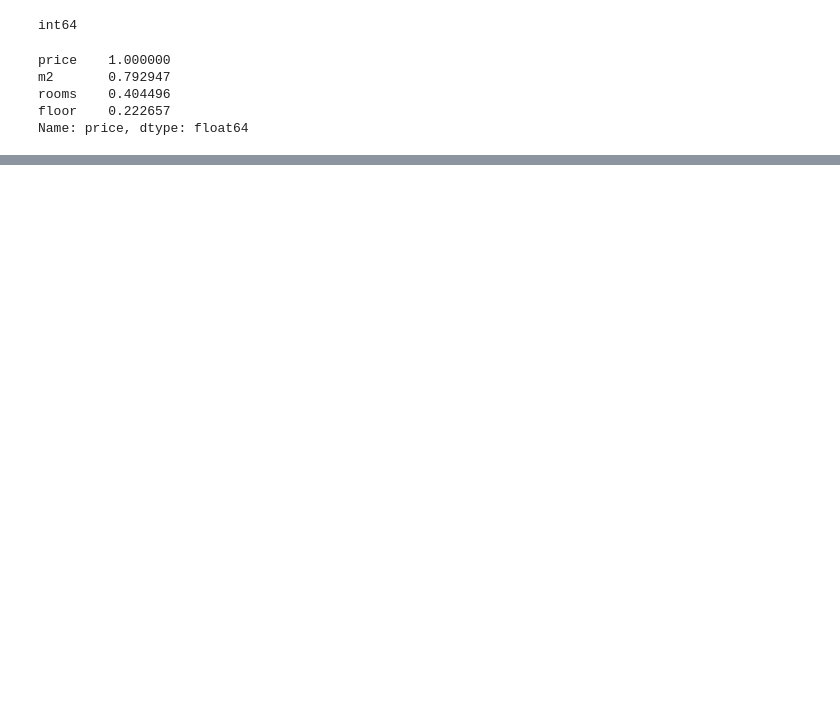
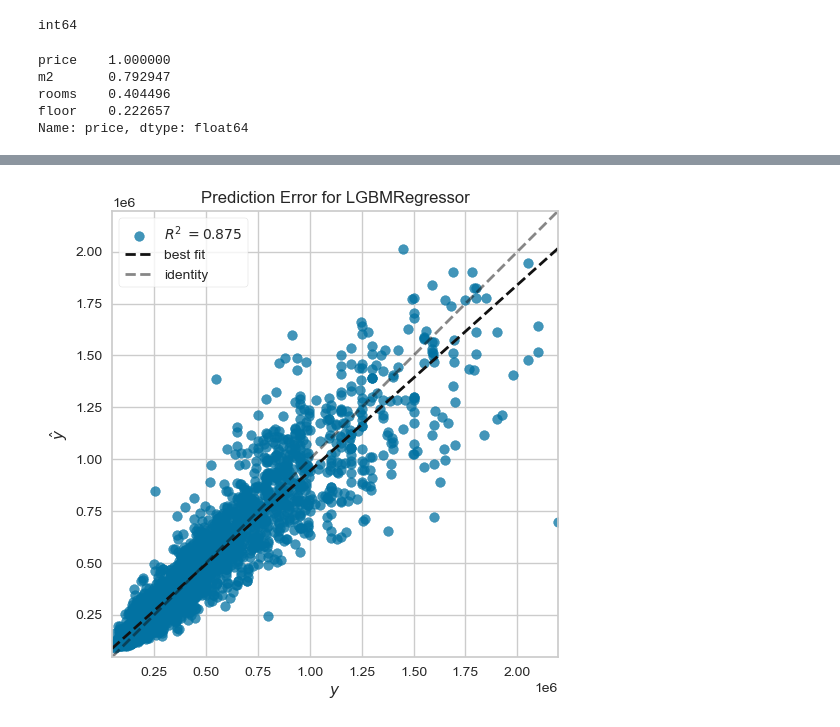
Before and after one commit to namratamayekar/Housing_Price_Prediction_Madrid, a Jupyter notebook: notebooks/Modelling_Ayushya_NewDataset.ipynb, the cells around one changed output, grey strips where cells are left out. Saved outputs shown, nothing was run; the diff lists cells and outputs as text; code cells hidden in the pictures; blank space fills up the shorter version.

```diff
--- a/notebooks/Modelling_Ayushya_NewDataset.ipynb
+++ b/notebooks/Modelling_Ayushya_NewDataset.ipynb
@@ -286,0 +532,4 @@ df.corr()
+# %%
+# plot error
+plot_model(best_model, plot = 'error')
+# %% [output]
@@ -286,0 +537 @@ df.corr()
+[figure, added]
```
Also changed, not shown: parts of 30 cells of this notebook, 6 other files.
